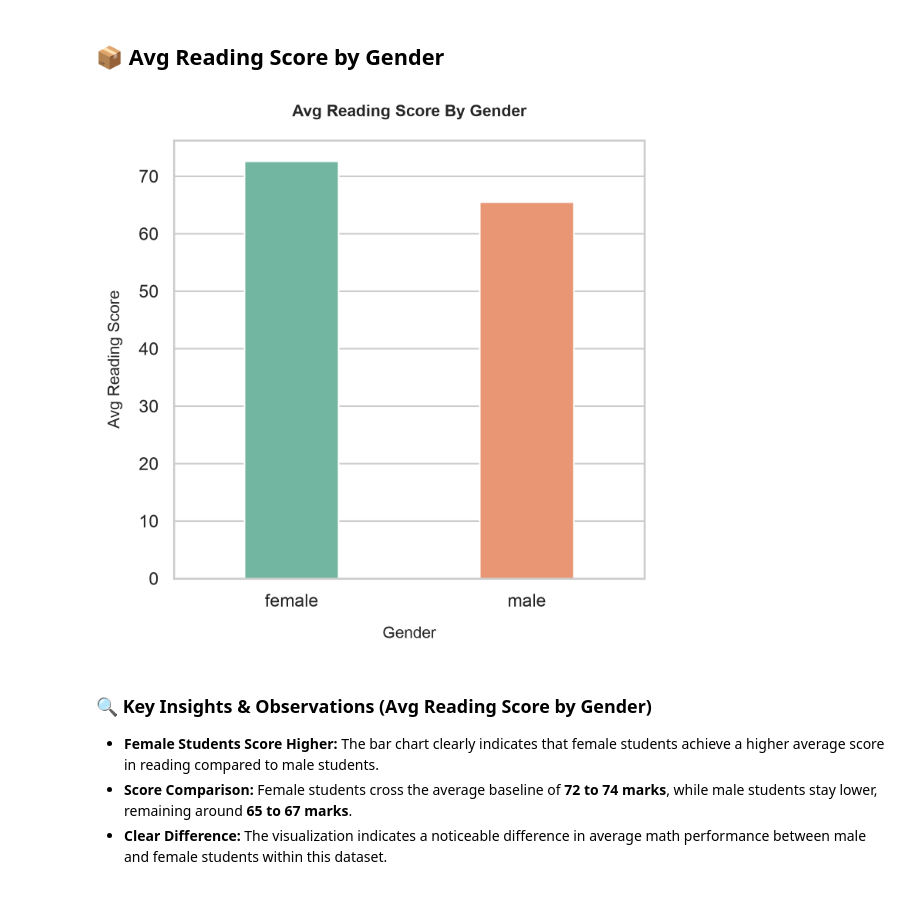
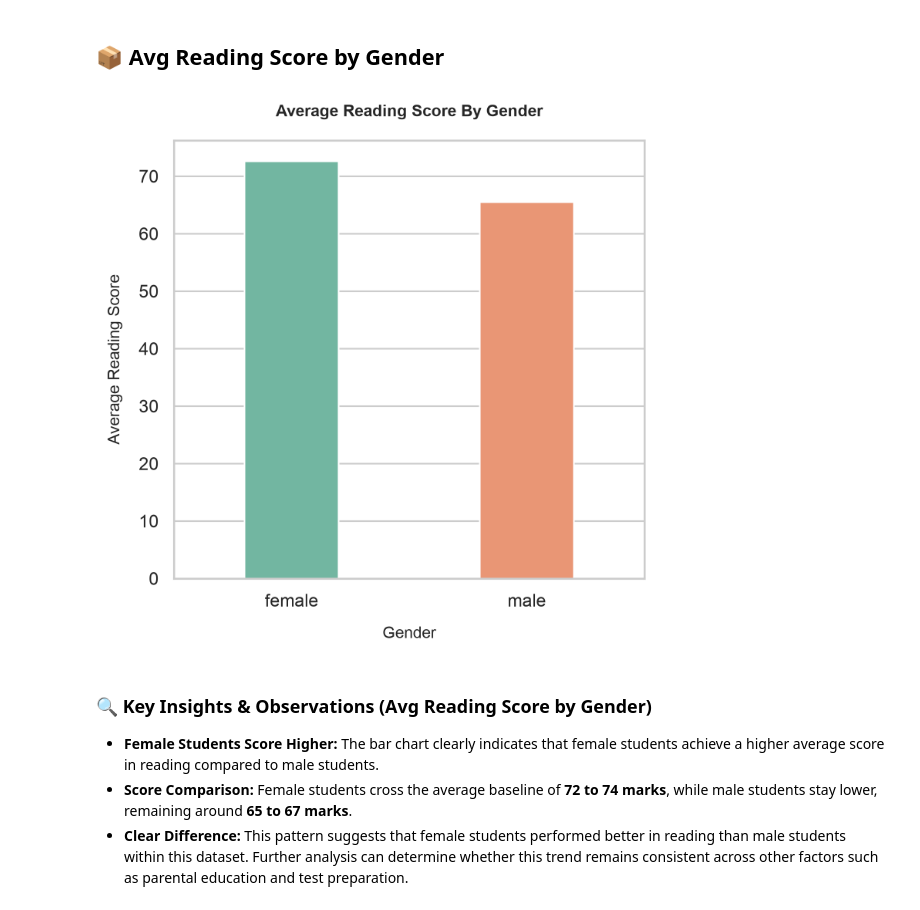
Before and after one commit to Pratyush-Guleria/data-analysis-projects, a Jupyter notebook: project-01-student-performance-analysis/notebooks/01_eda.ipynb, the cells around one changed output. Drawn from its saved outputs; the diff is of its cells as text; code cells hidden in the pictures.

Commit message:
Analysis on average reading score by gender

```diff
--- a/project-01-student-performance-analysis/notebooks/01_eda.ipynb
+++ b/project-01-student-performance-analysis/notebooks/01_eda.ipynb
@@ -339,30 +339,30 @@ plt.show()
 # %%
 plt.figure(figsize = (5,5))
 
 sns.barplot(data = df,
             x = "gender",
             y = "reading score",
             errorbar = None,
             hue = "gender",
             legend = False,
             width = 0.4,
             palette = "Set2"
 )
 
-plt.title("Avg Reading Score By Gender", fontsize = 10, fontweight = "bold", pad = 15)
+plt.title("Average Reading Score By Gender", fontsize = 10, fontweight = "bold", pad = 15)
 
 plt.xlabel("Gender", fontsize = 10, labelpad = 10)
-plt.ylabel("Avg Reading Score", fontsize = 10, labelpad = 10)
+plt.ylabel("Average Reading Score", fontsize = 10, labelpad = 10)
 
 plt.tight_layout()
 
-plt.savefig("../images/avg_reading_score_by_gender.png", dpi = 300, bbox_inches = "tight")
+plt.savefig("../images/average_reading_score_by_gender.png", dpi = 300, bbox_inches = "tight")
 plt.show()
 # %% [output]
-[figure, old version]
+[figure, new version]
 # %% [markdown]
 ### 🔍 Key Insights & Observations (Avg Reading Score by Gender)
 
 * **Female Students Score Higher:** The bar chart clearly indicates that female students achieve a higher average score in reading compared to male students.
 * **Score Comparison:** Female students cross the average baseline of **72 to 74 marks**, while male students stay lower, remaining around **65 to 67 marks**.
-* **Clear Difference:** The visualization indicates a noticeable difference in average math performance between male and female students within this dataset.
+* **Clear Difference:** This pattern suggests that female students performed better in reading than male students within this dataset. Further analysis can determine whether this trend remains consistent across other factors such as parental education and test preparation.
```
